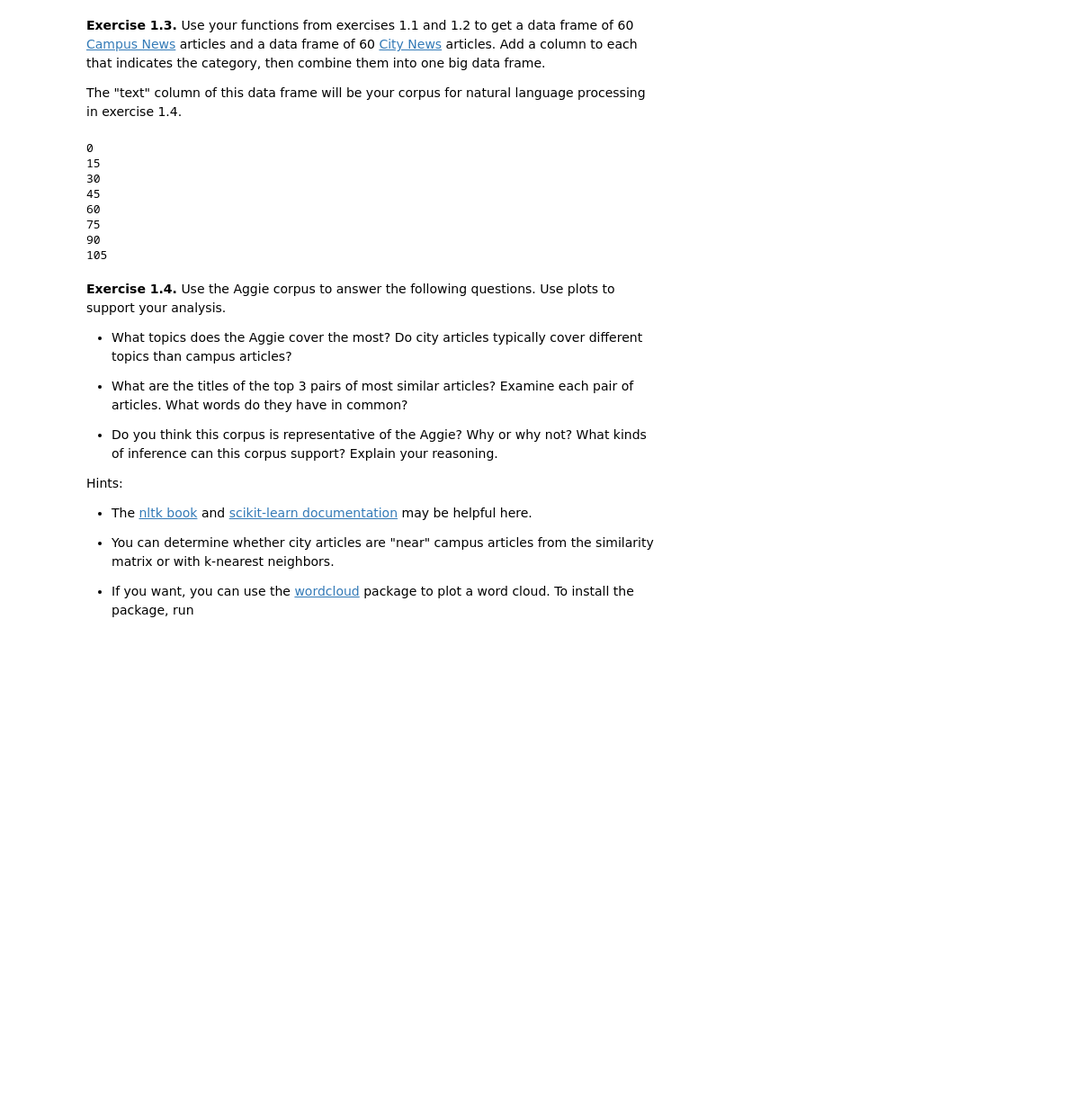
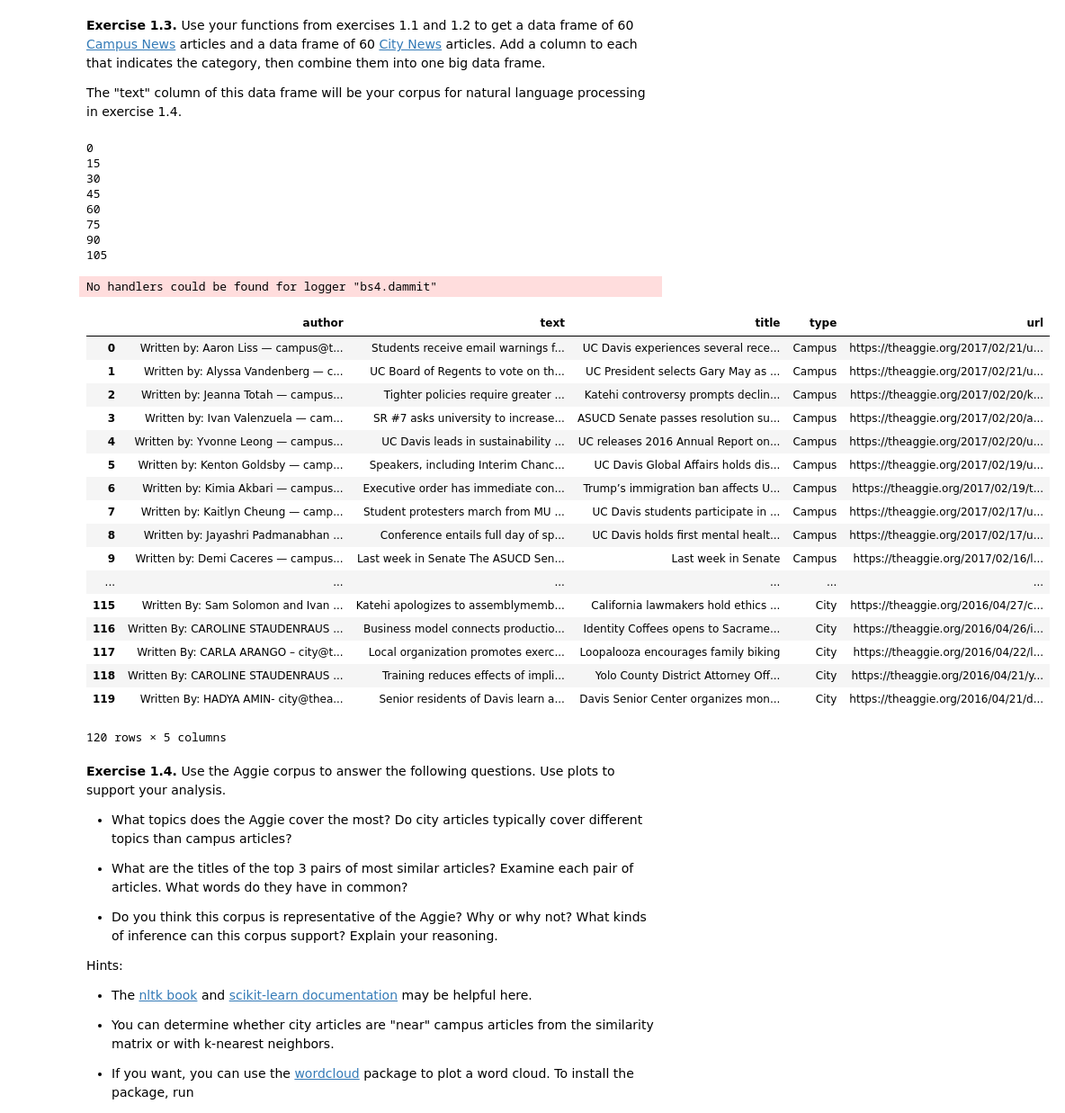
Before and after one commit to jiahtan/STA141B, a Jupyter notebook: HW5/assignment5.ipynb, the cells around one changed output. Shown: that part at 90% size. Saved outputs shown, nothing was run; the diff lists cells and outputs as text; code cells hidden in the pictures; blank space fills up the shorter version.

```diff
--- a/HW5/assignment5.ipynb
+++ b/HW5/assignment5.ipynb
@@ -30,6 +30,7 @@ from lxml import html
 import requests
 from bs4 import BeautifulSoup
 
+requests_cache.install_cache("cache")
 
 def extractArticleUrls(url, page = 1):
     """
@@ -44,7 +45,7 @@ def extractArticleUrls(url, page = 1):
         for a in links:
             URLS.append(a.get("href"))
     return(URLS)
-result = extractArticleUrls('https://theaggie.org/campus/',1)
+#result = extractArticleUrls('https://theaggie.org/campus/',1)
 # %% [markdown]
 __Exercise 1.2.__ Write a function that extracts the title, text, and author of an Aggie article. The function should:
 
@@ -82,19 +83,23 @@ def extractArticleInfo(url):
     """
     page = requests.get(url)
     soup = BeautifulSoup(page.content, 'html.parser')
-#    author = soup.find_all("strong")[1].get_text()
+    find_author = soup.find_all("strong")
     title = soup.find_all("h1", {"itemprop":"headline","class":"entry-title"})[0].string
+    author = [val.get_text() for val in find_author if "Written" in val.get_text()]
     text = list()
     mainContent = soup.find_all("div", {"itemprop":"articleBody", "class":"clearfix"})
     for p in mainContent[0].find_all("p"):
         text.append(p.get_text())
     if len(text[-1].split('\n')) == 2:
         lastline = text[-1].split('\n')
+        author1 = lastline[1]
         text[-1] = lastline[0]
-        author = lastline[1]
     else:
-        author = text[-1]
+        author1 = text[-1]
         text[-1] = ""
     text = " ".join(text)
+    if author == []:
+        author = author1
+    else:
+        author = author[0]
     return({'author':author, 'text': text, 'title': title, 'url' : url})
-test = extractArticleInfo(result[1])
@@ -105,12 +129,4 @@ The "text" column of this data frame will be your corpus for natural language pr
 # %%
-def articleLookUp(articles, location):
-    result = list()
-    for item in articles:
-        tmp = extractArticleInfo(item)
-        tmp["type"] = location
-        result.append(tmp)
-    return(result)
-
 #Extract 60 campus news and 60 city news
 news = list()
 page = 1
@@ -118,7 +134,8 @@ while len(news) < 120 :
     print(len(news))
     if len(news) < 60:
         articles = extractArticleUrls('https://theaggie.org/campus/', page)
-        news += articleLookUp(articles, "Campus")
+        info = articleLookUp(articles, "Campus")
+        news += info
     else:
         articles = extractArticleUrls('https://theaggie.org/city/', page)
         info =  articleLookUp(articles, "City")
@@ -133,9 +150,30 @@ while len(news) < 120 :
 75
 90
 105
+No handlers could be found for logger "bs4.dammit"
 # %%
 import pandas as pd
 aggieData = pd.DataFrame(news)
+aggieData
+# %% [output]
+|  | author | text | title | type | url |
+| 0 | Written by: Aaron Liss — campus@t... | Students receive email warnings f... | UC Davis experiences several rece... | Campus | https://theaggie.org/2017/02/21/u... |
+| 1 | Written by: Alyssa Vandenberg — c... | UC Board of Regents to vote on th... | UC President selects Gary May as ... | Campus | https://theaggie.org/2017/02/21/u... |
+| 2 | Written by: Jeanna Totah — campus... | Tighter policies require greater ... | Katehi controversy prompts declin... | Campus | https://theaggie.org/2017/02/20/k... |
+| 3 | Written by: Ivan Valenzuela — cam... | SR #7 asks university to increase... | ASUCD Senate passes resolution su... | Campus | https://theaggie.org/2017/02/20/a... |
+| 4 | Written by: Yvonne Leong — campus... | UC Davis leads in sustainability ... | UC releases 2016 Annual Report on... | Campus | https://theaggie.org/2017/02/20/u... |
+| 5 | Written by: Kenton Goldsby — camp... | Speakers, including Interim Chanc... | UC Davis Global Affairs holds dis... | Campus | https://theaggie.org/2017/02/19/u... |
+| 6 | Written by: Kimia Akbari — campus... | Executive order has immediate con... | Trump’s immigration ban affects U... | Campus | https://theaggie.org/2017/02/19/t... |
+| 7 | Written by: Kaitlyn Cheung — camp... | Student protesters march from MU ... | UC Davis students participate in ... | Campus | https://theaggie.org/2017/02/17/u... |
+| 8 | Written by: Jayashri Padmanabhan ... | Conference entails full day of sp... | UC Davis holds first mental healt... | Campus | https://theaggie.org/2017/02/17/u... |
+| 9 | Written by: Demi Caceres — campus... | Last week in Senate The ASUCD Sen... | Last week in Senate | Campus | https://theaggie.org/2017/02/16/l... |
+| ... | ... | ... | ... | ... | ... |
+| 115 | Written By: Sam Solomon and Ivan ... | Katehi apologizes to assemblymemb... | California lawmakers hold ethics ... | City | https://theaggie.org/2016/04/27/c... |
+| 116 | Written By: CAROLINE STAUDENRAUS ... | Business model connects productio... | Identity Coffees opens to Sacrame... | City | https://theaggie.org/2016/04/26/i... |
+| 117 | Written By: CARLA ARANGO – city@t... | Local organization promotes exerc... | Loopalooza encourages family biking | City | https://theaggie.org/2016/04/22/l... |
+| 118 | Written By: CAROLINE STAUDENRAUS ... | Training reduces effects of impli... | Yolo County District Attorney Off... | City | https://theaggie.org/2016/04/21/y... |
+| 119 | Written By: HADYA AMIN- city@thea... | Senior residents of Davis learn a... | Davis Senior Center organizes mon... | City | https://theaggie.org/2016/04/21/d... |
+120 rows × 5 columns
 # %% [markdown]
 __Exercise 1.4.__ Use the Aggie corpus to answer the following questions. Use plots to support your analysis.
 
```
Also changed, not shown: parts of 16 cells of this notebook, 3 other files.
